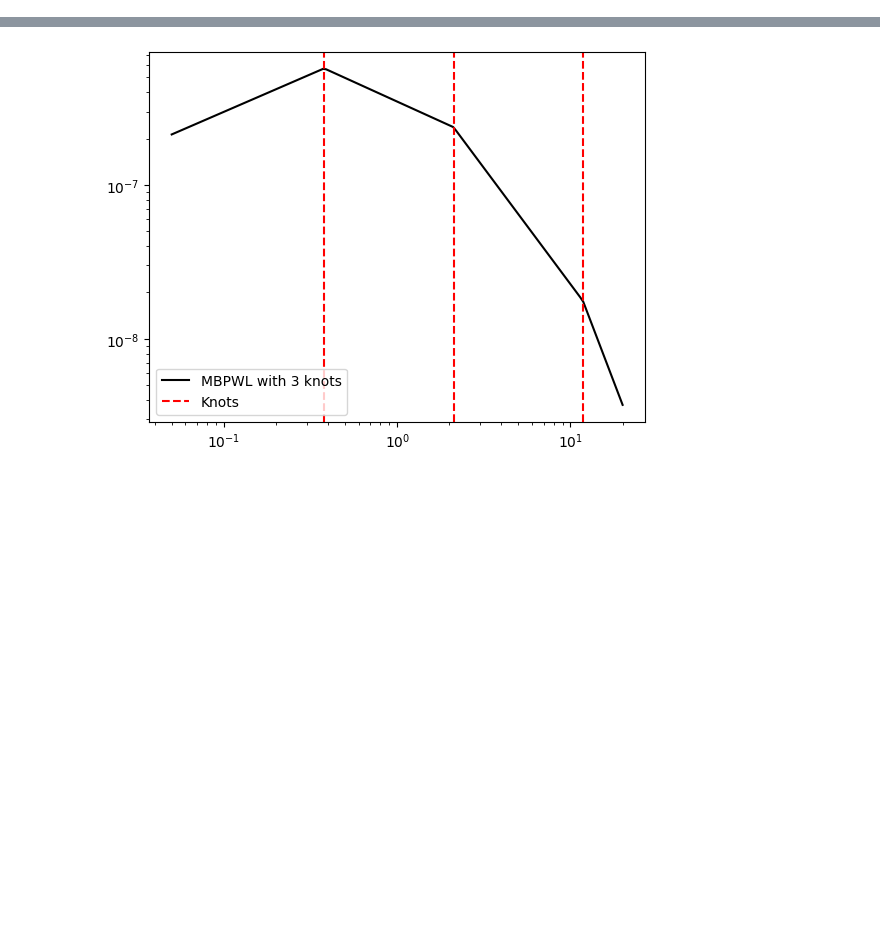
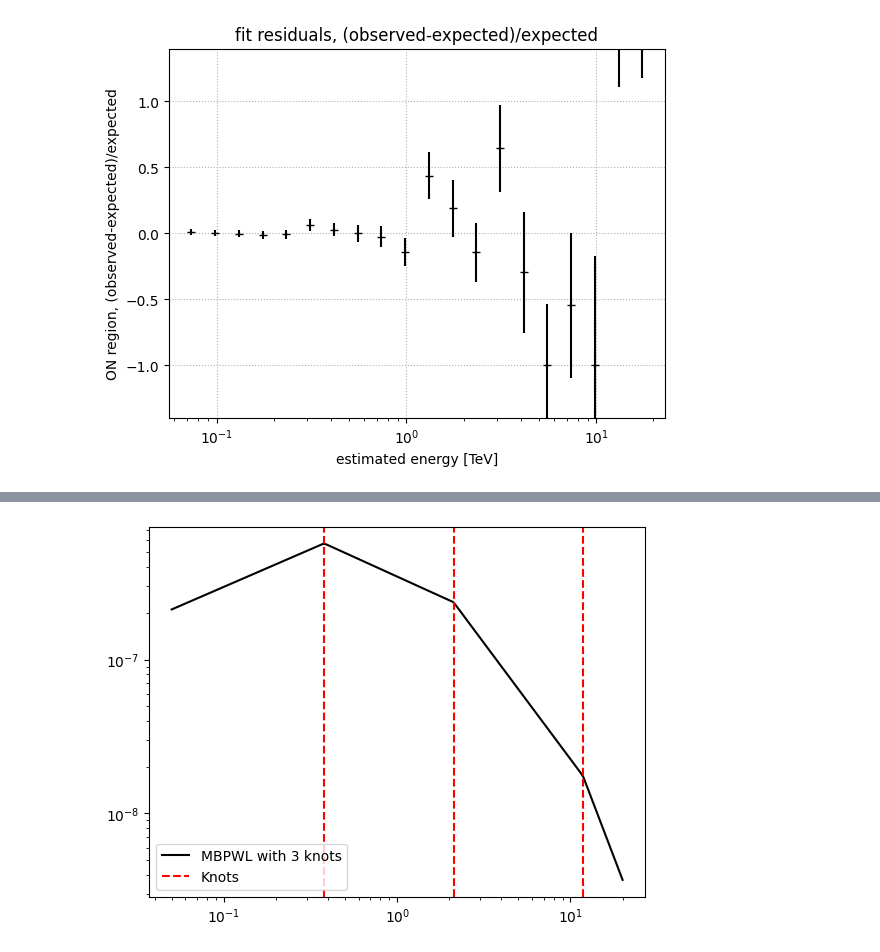
Before and after one commit to R-Grau/EBLpy, a Jupyter notebook: scanEBL.ipynb, the cells around one changed output, grey strips where cells are left out. Drawn from its saved outputs; the diff is of its cells as text; code cells hidden in the pictures; blank space fills up the shorter version.

```diff
--- a/scanEBL.ipynb
+++ b/scanEBL.ipynb
@@ -292,0 +500,15 @@ plt.show()
+# %%
+#np.round(mu_on) = Non
+error = np.abs(((Non_final) / mu_on_f_sim)-1) / uncertainty
+plt.errorbar(Eest[minbin:maxbin], (Non_final - mu_on_f_sim) / mu_on_f_sim , yerr= error, fmt = "_",  color = "black")
+# ax2.axhline(color = "black")
+plt.title("fit residuals, (observed-expected)/expected")
+plt.ylabel("ON region, (observed-expected)/expected")
+plt.xlabel("estimated energy [TeV]")
+plt.grid(linestyle = ":")
+plt.xscale('log')
+plt.ylim(-1.4, 1.4)
+# ax2.set_yscale('log')
+plt.show()
+# %% [output]
+[figure, added]
```
Also changed, not shown: parts of 18 cells of this notebook, 7 other files.
